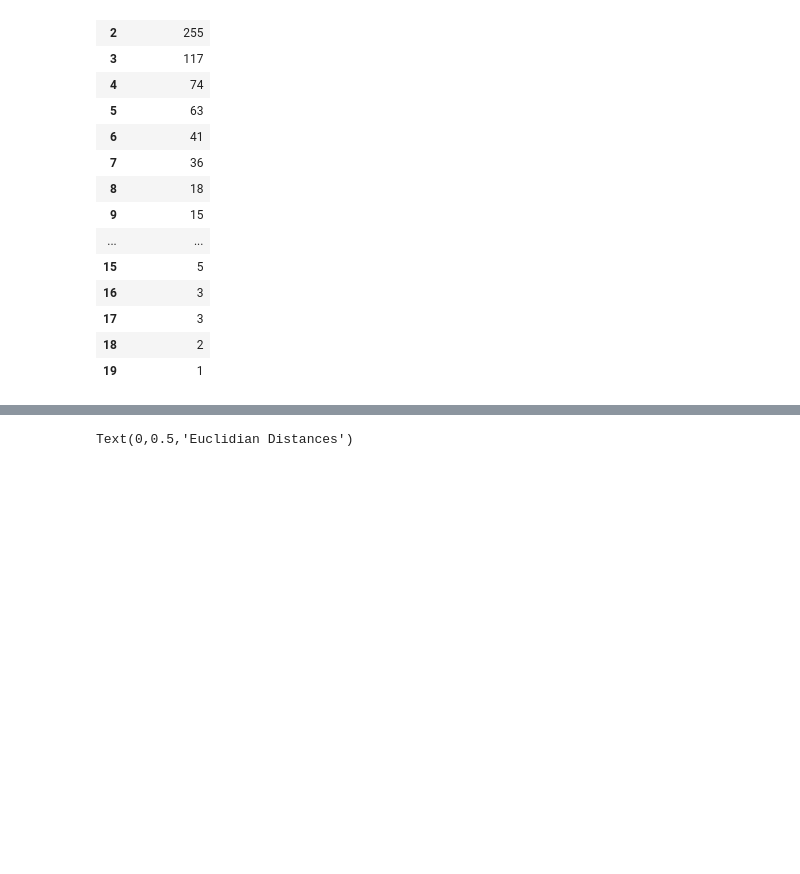
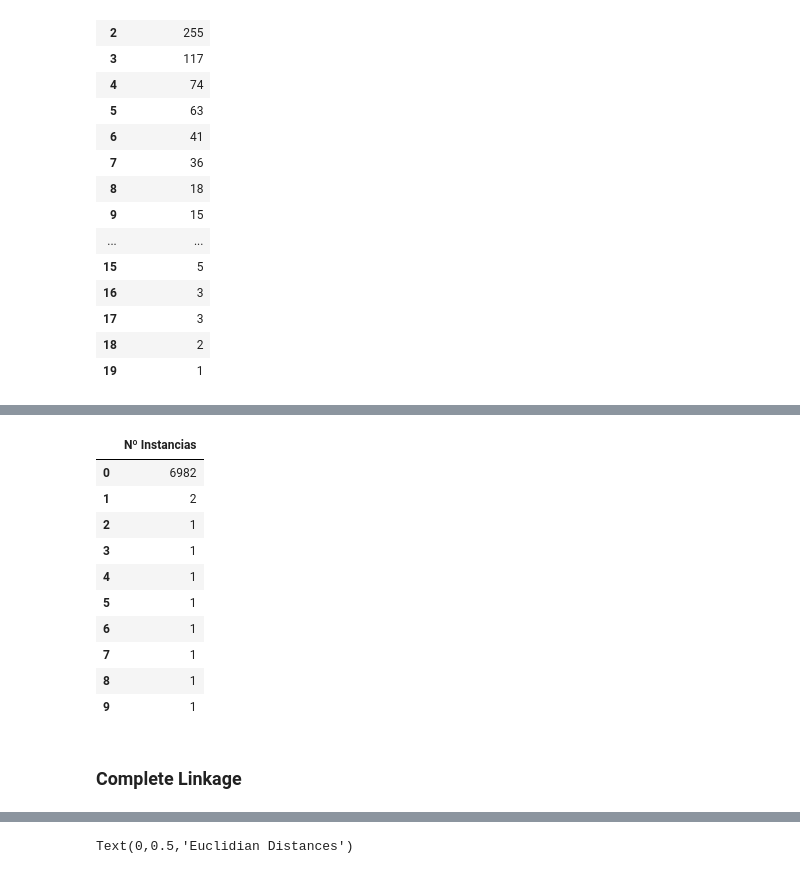
Before and after one commit to thalesmonteiro/Artificial-Intelligence-Test, a Jupyter notebook: Questao3.ipynb, the cells around one changed output, grey strips where cells are left out. Cells and saved outputs as stored; diff of their text form; code cells hidden in the pictures; blank space fills up the shorter version.

```diff
--- a/Questao3.ipynb
+++ b/Questao3.ipynb
@@ -300,0 +421,22 @@ len(y_hc)
+# %%
+from sklearn.cluster import AgglomerativeClustering
+
+hc = AgglomerativeClustering(n_clusters = 10, affinity = 'euclidean', linkage = 'single')
+y_hc = hc.fit_predict(x)
+a = pd.DataFrame(y_hc)
+lista = list(a[0].value_counts())
+pd.DataFrame(lista, columns=["Nº Instancias"])
+# %% [output]
+|  | Nº Instancias |
+| 0 | 6982 |
+| 1 | 2 |
+| 2 | 1 |
+| 3 | 1 |
+| 4 | 1 |
+| 5 | 1 |
+| 6 | 1 |
+| 7 | 1 |
+| 8 | 1 |
+| 9 | 1 |
+# %% [markdown]
+### Complete Linkage
```
Also changed, not shown: parts of 38 cells of this notebook.
